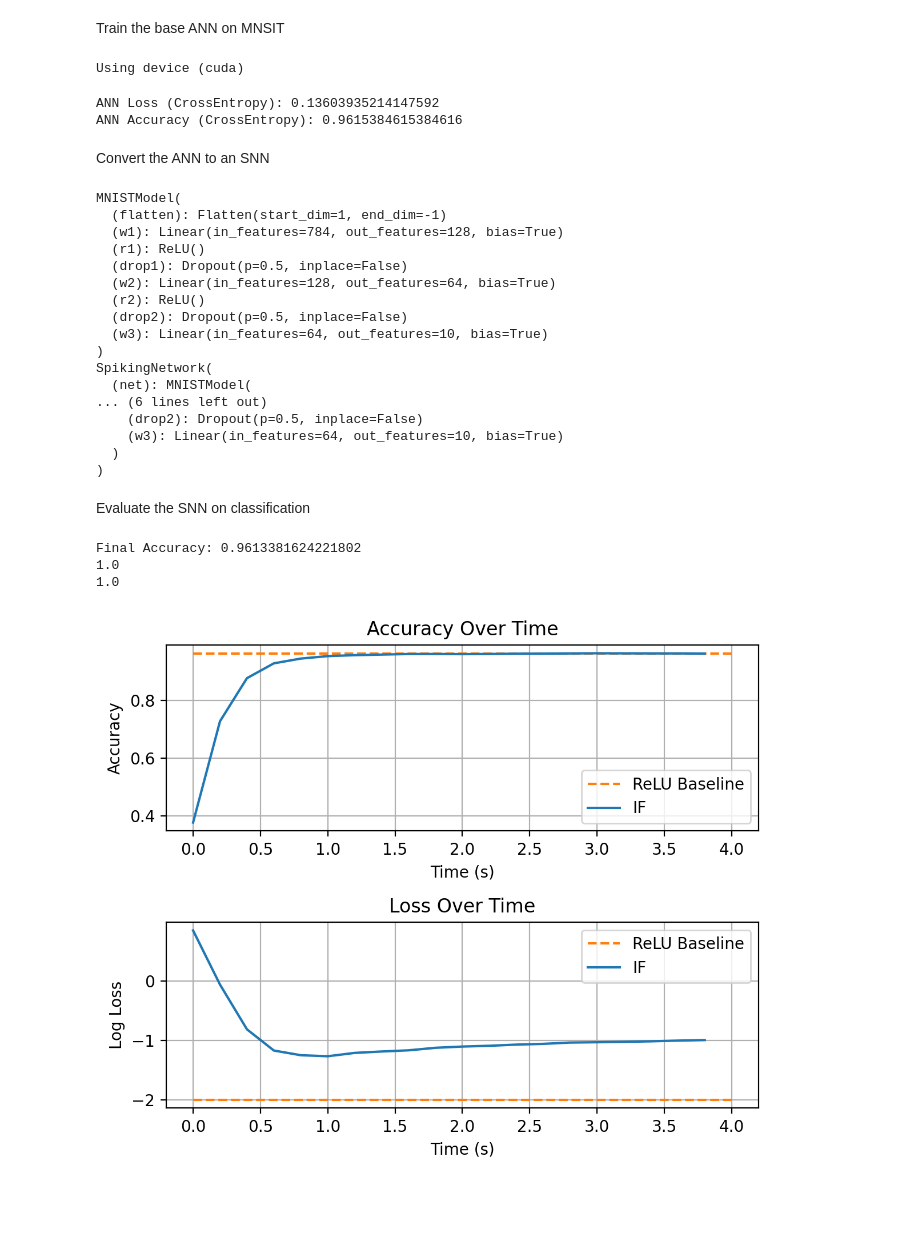
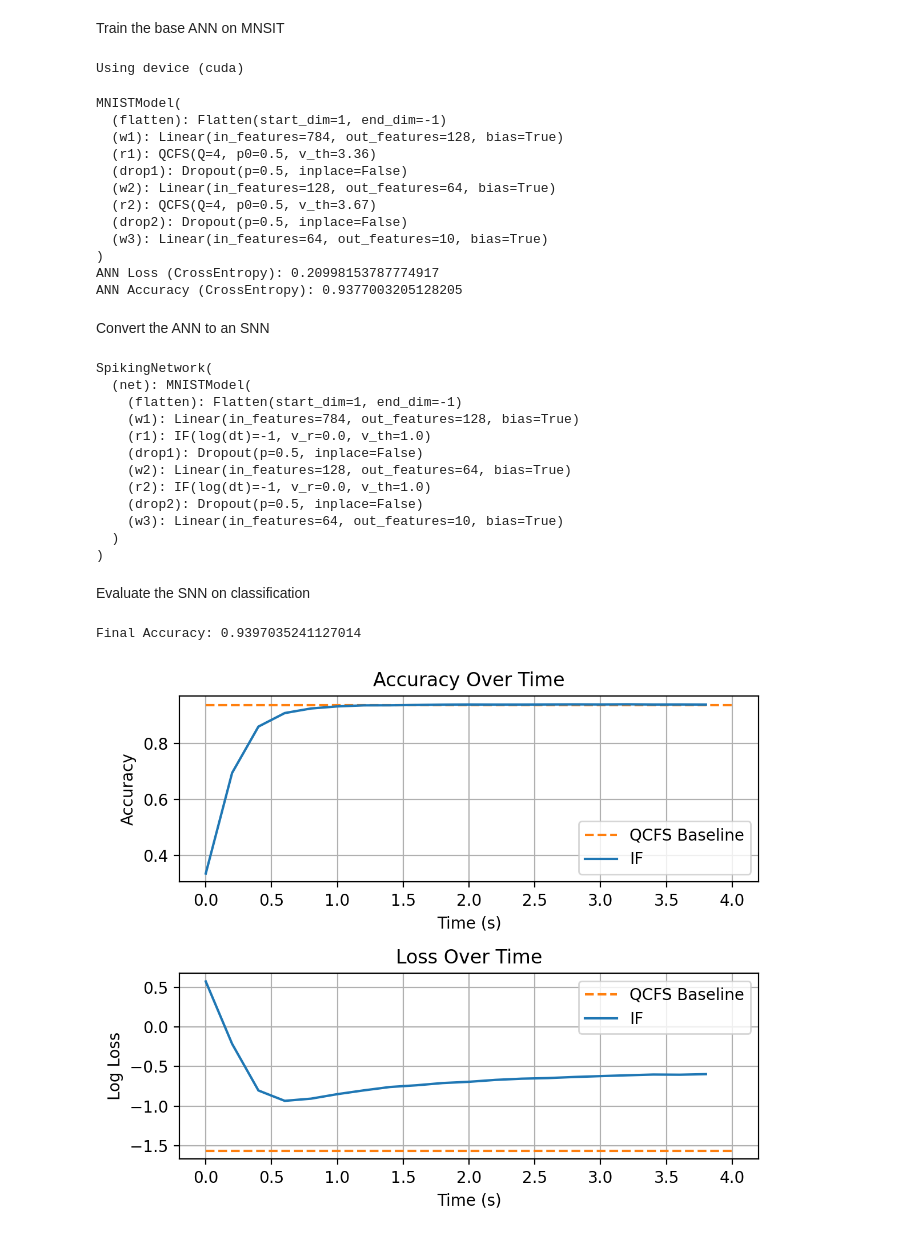
Before and after one commit to Liamdev631/spieks, a Jupyter notebook: examples/test_ann2snn.ipynb, the cells around one changed output. Saved outputs shown, nothing was run; the diff lists cells and outputs as text; code cells hidden in the pictures; blank space fills up the shorter version.

```diff
--- a/examples/test_ann2snn.ipynb
+++ b/examples/test_ann2snn.ipynb
@@ -1,24 +1,24 @@
 # %%
 %reload_ext autoreload
 %autoreload 2
-import sys
 import torch
 import torch.nn as nn
 import torchvision
 import torchvision.transforms as transforms
 from torch.utils.data import DataLoader
-from spieks.network.converter import swap_layers
 from training import test_ann, train_ann
 import matplotlib.pyplot as plt
 import numpy as np
-import os
+from spieks.network.converter import swap_layers
+from spieks.ann.neurons import QCFS
 
 print(f"Using pytorch {torch.__version__}")
 
 DT = 0.2
-T = 4.0
+L = 4
+T = float(L)
 
-BS = 32
+BS = 128
 LR = 1e-2
 EPOCHS = 20
 
@@ -64,10 +64,6 @@ class MNISTModel(nn.Module):
 # %% [markdown]
 Train the base ANN on MNSIT
 # %%
-model_path = "tmp/models"
-model_file = f"{model_path}/mnist.pth"
-os.makedirs(model_path, exist_ok=True)
-
 transform = transforms.Compose([
     transforms.ToTensor(),
     transforms.Normalize((0.1307,), (0.3081,)),
@@ -83,18 +79,11 @@ DEVICE = torch.device("cuda" if torch.cuda.is_available() else "cpu")
 print(f'Using device ({DEVICE})')
 
 # Initialize model
+loss_fn = nn.CrossEntropyLoss()
 model = MNISTModel().to(DEVICE)
-
-# Load or train model
-if os.path.exists(model_file):
-	# Load model if it exists
-	model.load_state_dict(torch.load(model_file, map_location=DEVICE, weights_only=True))
-	print(f"Model loaded from file: {model_file}")
-else:
-	# Train from scratch otherwise
-	loss_fn = nn.CrossEntropyLoss()
-
-	model = train_ann(model, train_loader, test_loader, loss_fn, EPOCHS, DEVICE, save_path=model_file, initial_lr=LR)
+model = swap_layers(model, nn.ReLU, QCFS, {"Q": L})
+model = train_ann(model, train_loader, test_loader, loss_fn, EPOCHS, DEVICE, initial_lr=LR)
+print(model)
 
 # Calculate the ANN loss and accuracy
 ann_loss, ann_acc = test_ann(model, DEVICE, test_loader, loss_fn=nn.CrossEntropyLoss())
@@ -102,31 +91,35 @@ print(f"ANN Loss (CrossEntropy): {ann_loss}")
 print(f"ANN Accuracy (CrossEntropy): {ann_acc}")
 # %% [output]
 Using device (cuda)
-ANN Loss (CrossEntropy): 0.13603935214147592
-ANN Accuracy (CrossEntropy): 0.9615384615384616
+MNISTModel(
+  (flatten): Flatten(start_dim=1, end_dim=-1)
+  (w1): Linear(in_features=784, out_features=128, bias=True)
+  (r1): QCFS(Q=4, p0=0.5, v_th=3.36)
+  (drop1): Dropout(p=0.5, inplace=False)
+  (w2): Linear(in_features=128, out_features=64, bias=True)
+  (r2): QCFS(Q=4, p0=0.5, v_th=3.67)
+  (drop2): Dropout(p=0.5, inplace=False)
+  (w3): Linear(in_features=64, out_features=10, bias=True)
+)
+ANN Loss (CrossEntropy): 0.20998153787774917
+ANN Accuracy (CrossEntropy): 0.9377003205128205
 # %% [markdown]
 Convert the ANN to an SNN
 # %%
 from spieks.network.converter import Converter
 from spieks.neurons import IF
-print(model)
 neuron_args = {"dt": DT}
-spiking_model = Converter.convert(model, { nn.ReLU: IF }, neuron_args)
+spiking_model = Converter.convert(model, { QCFS: IF }, neuron_args)
 print(spiking_model)
 # %% [output]
-MNISTModel(
-  (flatten): Flatten(start_dim=1, end_dim=-1)
-  (w1): Linear(in_features=784, out_features=128, bias=True)
-  (r1): ReLU()
-  (drop1): Dropout(p=0.5, inplace=False)
-  (w2): Linear(in_features=128, out_features=64, bias=True)
-  (r2): ReLU()
-  (drop2): Dropout(p=0.5, inplace=False)
-  (w3): Linear(in_features=64, out_features=10, bias=True)
-)
 SpikingNetwork(
   (net): MNISTModel(
-... (6 lines left out)
+    (flatten): Flatten(start_dim=1, end_dim=-1)
+    (w1): Linear(in_features=784, out_features=128, bias=True)
+    (r1): IF(log(dt)=-1, v_r=0.0, v_th=1.0)
+    (drop1): Dropout(p=0.5, inplace=False)
+    (w2): Linear(in_features=128, out_features=64, bias=True)
+    (r2): IF(log(dt)=-1, v_r=0.0, v_th=1.0)
     (drop2): Dropout(p=0.5, inplace=False)
     (w3): Linear(in_features=64, out_features=10, bias=True)
   )
@@ -139,34 +132,32 @@ classifier = Classifier(spiking_model, device=DEVICE)
 _, loss_if, accuracy_if = classifier.evaluate_dataset(test_loader, duration=T, b_show_progress=True)
 print(f"Final Accuracy: {accuracy_if[-1]}")
 # %% [output]
-Final Accuracy: 0.9613381624221802
-1.0
-1.0
+Final Accuracy: 0.9397035241127014
 # %%
 TIME = np.arange(len(accuracy_if)) * DT
 
 fig, axs = plt.subplots(2, 1, figsize=(6, 5), dpi=200)  # Create two subplots stacked vertically
 
 # Accuracy Plot
-axs[0].hlines(ann_acc, 0, T, linestyles='--', color='C1', label='ReLU Baseline')
+axs[0].hlines(ann_acc, 0, T, linestyles='--', color='C1', label='QCFS Baseline')
 axs[0].plot(TIME, accuracy_if, label='IF', color='C0')
 axs[0].set_title("Accuracy Over Time")
 axs[0].set_xlabel("Time (s)")
 axs[0].set_ylabel("Accuracy")
 axs[0].grid(True)
 axs[0].legend()
 
 # Loss Plot
-axs[1].hlines(np.log(ann_loss), 0, T, linestyles='--', color='C1', label='ReLU Baseline')
+axs[1].hlines(np.log(ann_loss), 0, T, linestyles='--', color='C1', label='QCFS Baseline')
 axs[1].plot(TIME, np.log(loss_if), label='IF', color='C0')
 axs[1].set_title("Loss Over Time")
 axs[1].set_xlabel("Time (s)")
 axs[1].set_ylabel("Log Loss")
 axs[1].grid(True)
 axs[1].legend()
 
 plt.tight_layout()
-plt.savefig('ann2snn_mnist_plots.png')
+plt.savefig('tmp/ann2snn_mnist_plots.png')
 plt.show()
 # %% [output]
-[figure, old version]
+[figure, new version]
```
Also changed, not shown: 3 other files.
